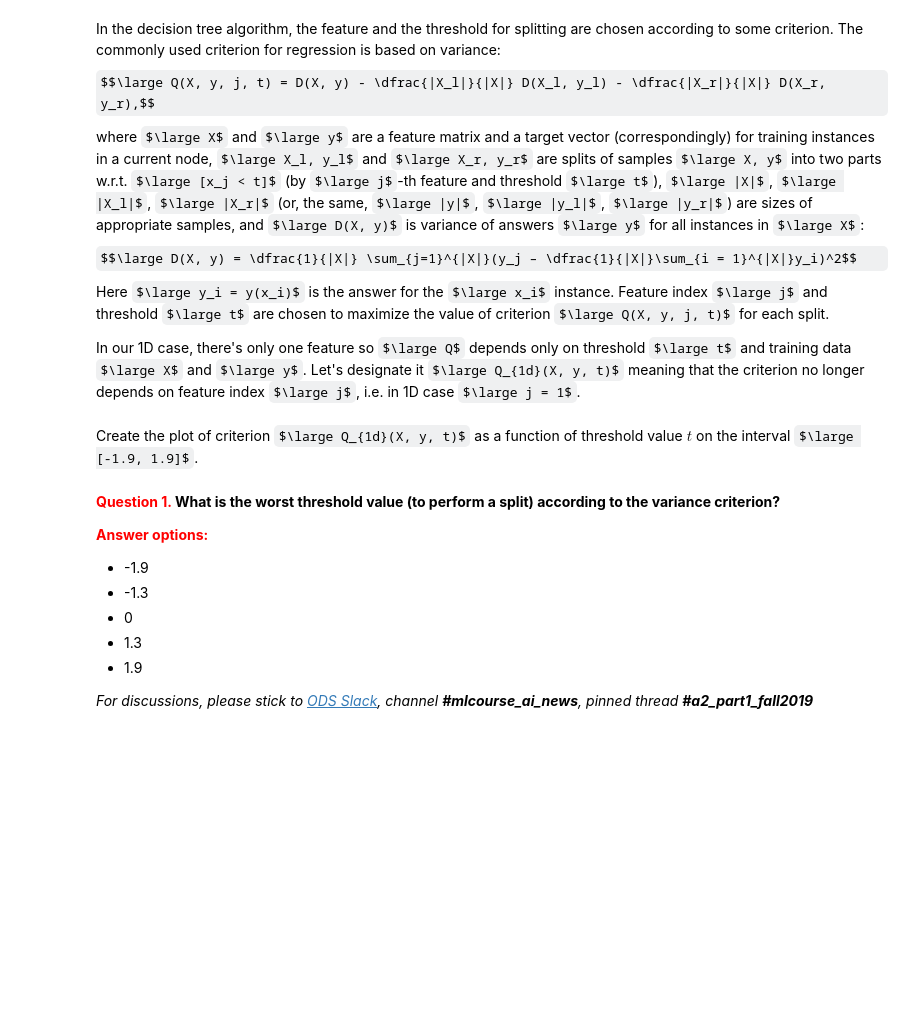
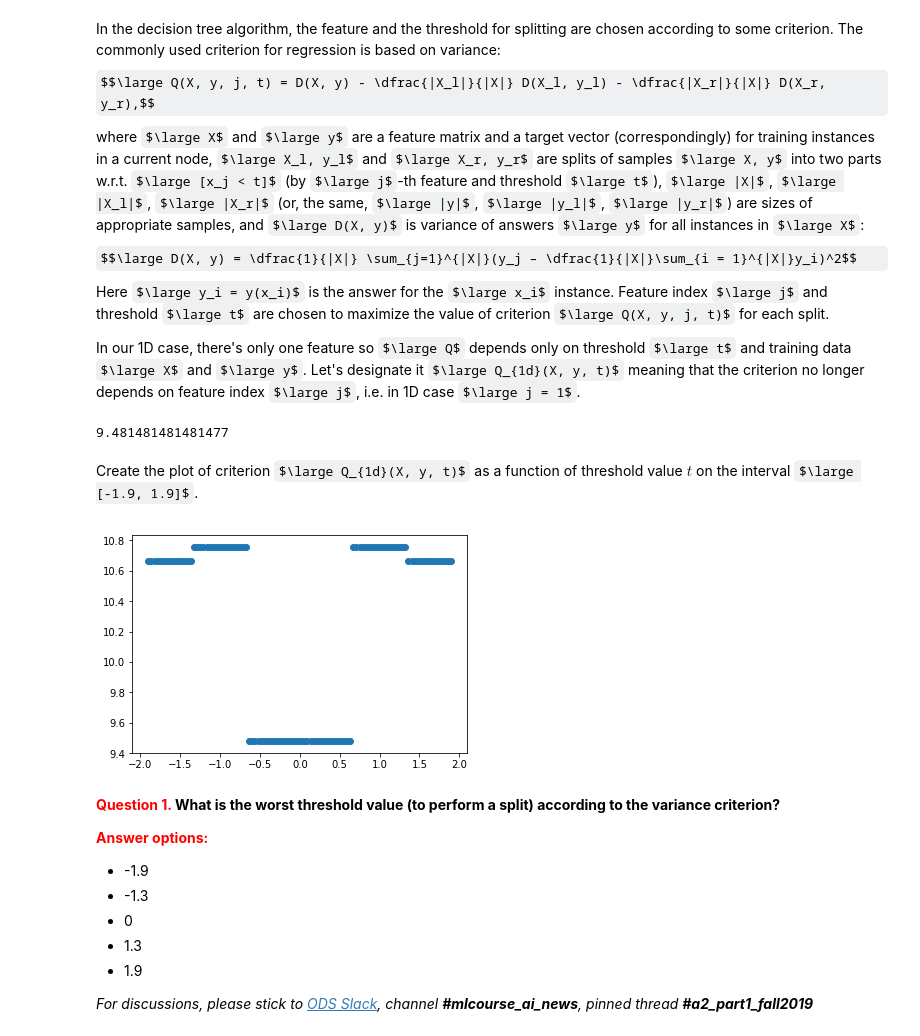
Before and after one commit to bukashu/mlcourse.ai, a Jupyter notebook: jupyter_english/assignments_fall2019/assignment2_part1_decision_trees.ipynb, the cells around one changed output. Drawn from its saved outputs; the diff is of its cells as text; code cells hidden in the pictures; some formulas as TeX source; blank space fills up the shorter version.

```diff
--- a/jupyter_english/assignments_fall2019/assignment2_part1_decision_trees.ipynb
+++ b/jupyter_english/assignments_fall2019/assignment2_part1_decision_trees.ipynb
@@ -94,2 +124,19 @@ def regression_var_criterion(X, y, t):
+# %%
+def var(X,y):
+    v = 0
+    v1 = 0
+    for i in range(len(X)):
+        v1 += y[i]/len(X)
+    for j in range(len(X)):
+        v +=(y[j]-v1)**2
+    return v/len(X)
+
+def regression_var_criterion(X, y, t):
+    Xl,yl,Xr,yr = split(X,y,t)
+    return var(X,y) - var(Xl,yl) * len(Xl) / len(X) - var(Xr,yr) * len(Xr) / len(X)
+
+print(regression_var_criterion(X,y,0))
+# %% [output]
+9.481481481481477
 # %% [markdown]
 Create the plot of criterion $\large Q_{1d}(X, y, t)$  as a function of threshold value $t$ on the interval $\large [-1.9, 1.9]$.
@@ -98,3 +143,13 @@ Create the plot of criterion $\large Q_{1d}(X, y, t)$  as a function of threshol
+# %%
+# You code here
+def plot_criterion(X,y):
+    T = np.linspace(-1.9,1.9,100)
+    plt.scatter(T,[regression_var_criterion(X,y,t) for t in T])
+    return
+
+plot_criterion(X,y)
+# %% [output]
+[figure, added]
 # %% [markdown]
 **<font color='red'>Question 1.</font> What is the worst threshold value (to perform a split) according to the variance criterion?**
 
```
Also changed, not shown: parts of 14 cells of this notebook, 1 other file.
